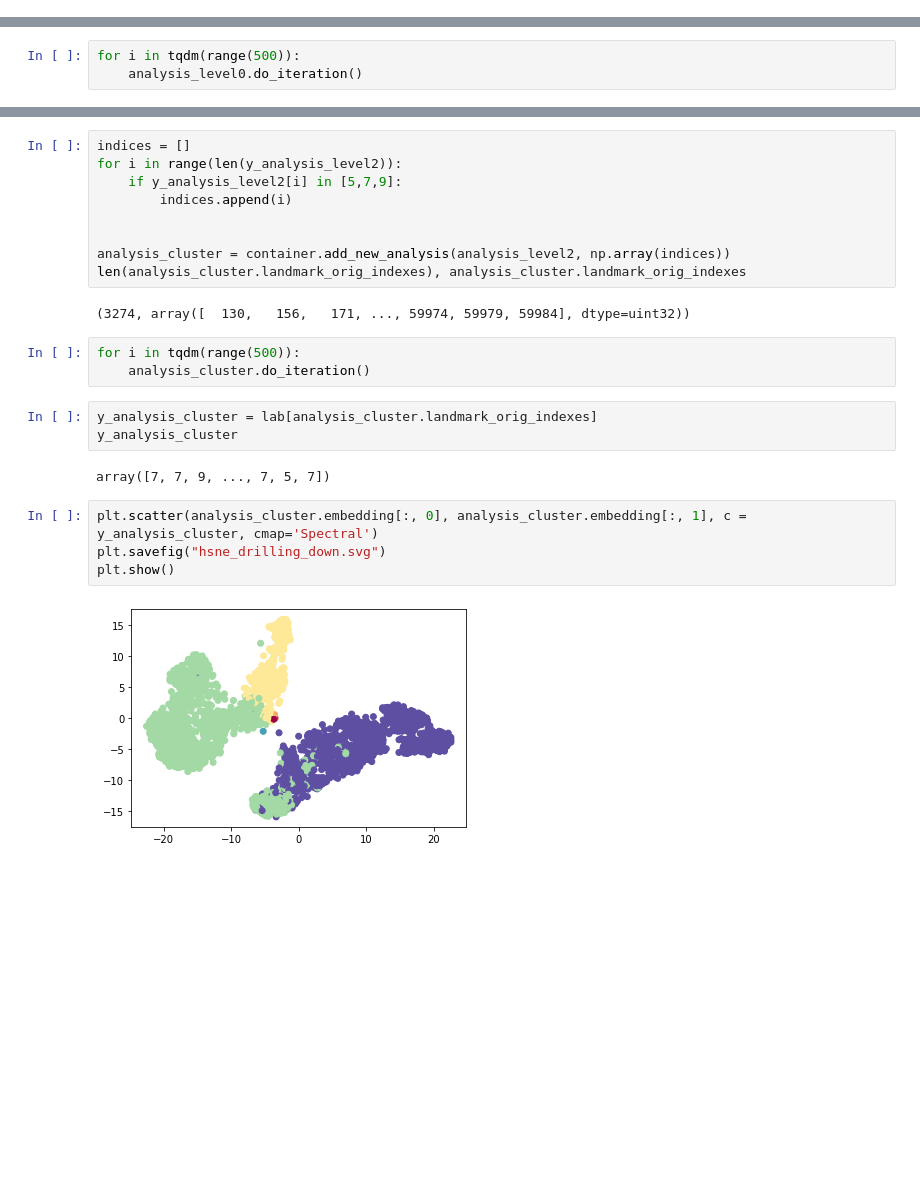
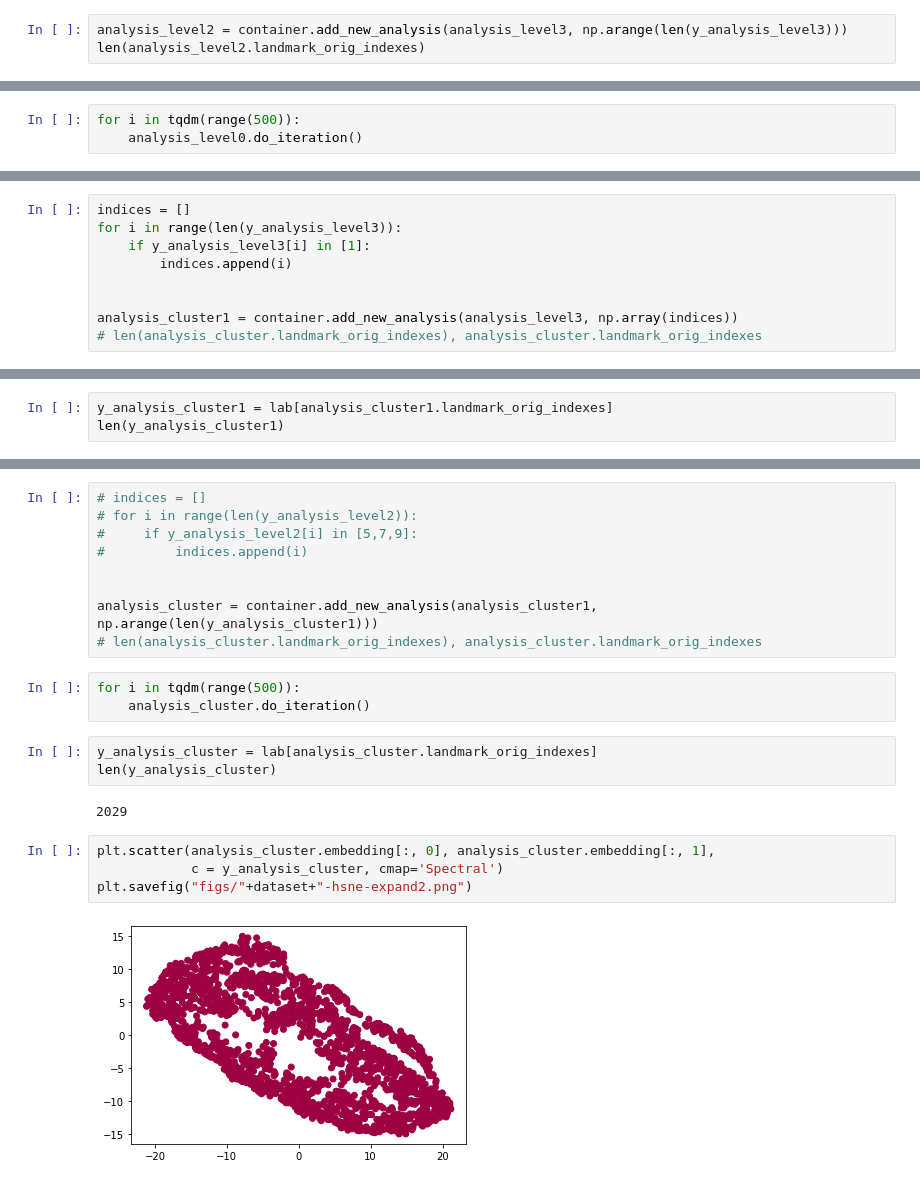
Before and after one commit to wilsonjr/humap, a Jupyter notebook: test-hsne.ipynb, the cells around one changed output, grey strips where cells are left out. Cells and saved outputs as stored; diff of their text form; blank space fills up the shorter version.

```diff
--- a/test-hsne.ipynb
+++ b/test-hsne.ipynb
@@ -46,0 +92,3 @@ len(analysis_level2.landmark_orig_indexes), analysis_level2.landmark_orig_indexe
+# %%
+analysis_level2 = container.add_new_analysis(analysis_level3, np.arange(len(y_analysis_level3)))
+len(analysis_level2.landmark_orig_indexes)
@@ -98,0 +156,9 @@ plt.show()
+# %%
+indices = []
+for i in range(len(y_analysis_level3)):
+    if y_analysis_level3[i] in [1]:
+        indices.append(i)
+
+
+analysis_cluster1 = container.add_new_analysis(analysis_level3, np.array(indices))
+# len(analysis_cluster.landmark_orig_indexes), analysis_cluster.landmark_orig_indexes
@@ -98,0 +168,3 @@ plt.show()
+# %%
+y_analysis_cluster1 = lab[analysis_cluster1.landmark_orig_indexes]
+len(y_analysis_cluster1)
@@ -99,25 +179,23 @@ plt.show()
 # %%
-indices = []
-for i in range(len(y_analysis_level2)):
-    if y_analysis_level2[i] in [5,7,9]:
-        indices.append(i)
+# indices = []
+# for i in range(len(y_analysis_level2)):
+#     if y_analysis_level2[i] in [5,7,9]:
+#         indices.append(i)
 
 
-analysis_cluster = container.add_new_analysis(analysis_level2, np.array(indices))
-len(analysis_cluster.landmark_orig_indexes), analysis_cluster.landmark_orig_indexes
+analysis_cluster = container.add_new_analysis(analysis_cluster1, np.arange(len(y_analysis_cluster1)))
+# len(analysis_cluster.landmark_orig_indexes), analysis_cluster.landmark_orig_indexes
-# %% [output]
-(3274, array([  130,   156,   171, ..., 59974, 59979, 59984], dtype=uint32))
 # %%
 for i in tqdm(range(500)):
     analysis_cluster.do_iteration()
 # %%
 y_analysis_cluster = lab[analysis_cluster.landmark_orig_indexes]
-y_analysis_cluster
+len(y_analysis_cluster)
 # %% [output]
-array([7, 7, 9, ..., 7, 5, 7])
+2029
 # %%
-plt.scatter(analysis_cluster.embedding[:, 0], analysis_cluster.embedding[:, 1], c = y_analysis_cluster, cmap='Spectral')
-plt.savefig("hsne_drilling_down.svg")
-plt.show()
+plt.scatter(analysis_cluster.embedding[:, 0], analysis_cluster.embedding[:, 1],
+            c = y_analysis_cluster, cmap='Spectral')
+plt.savefig("figs/"+dataset+"-hsne-expand2.png")
 # %% [output]
-[figure, old version]
+[figure, new version]
```
Also changed, not shown: parts of 38 cells of this notebook, 9 other files.
